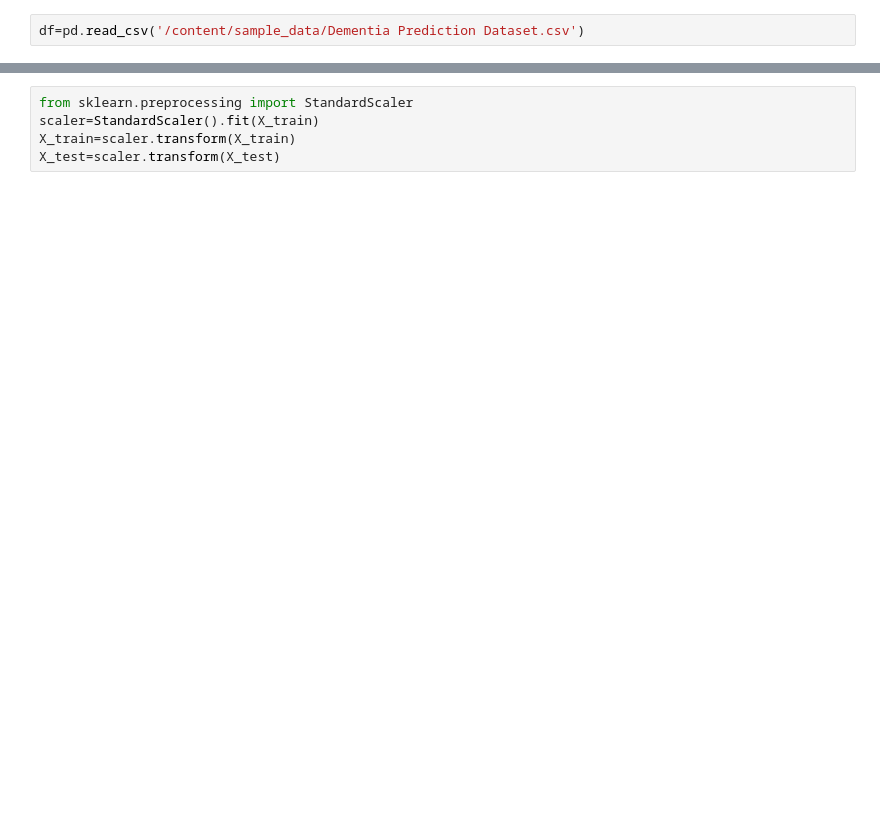
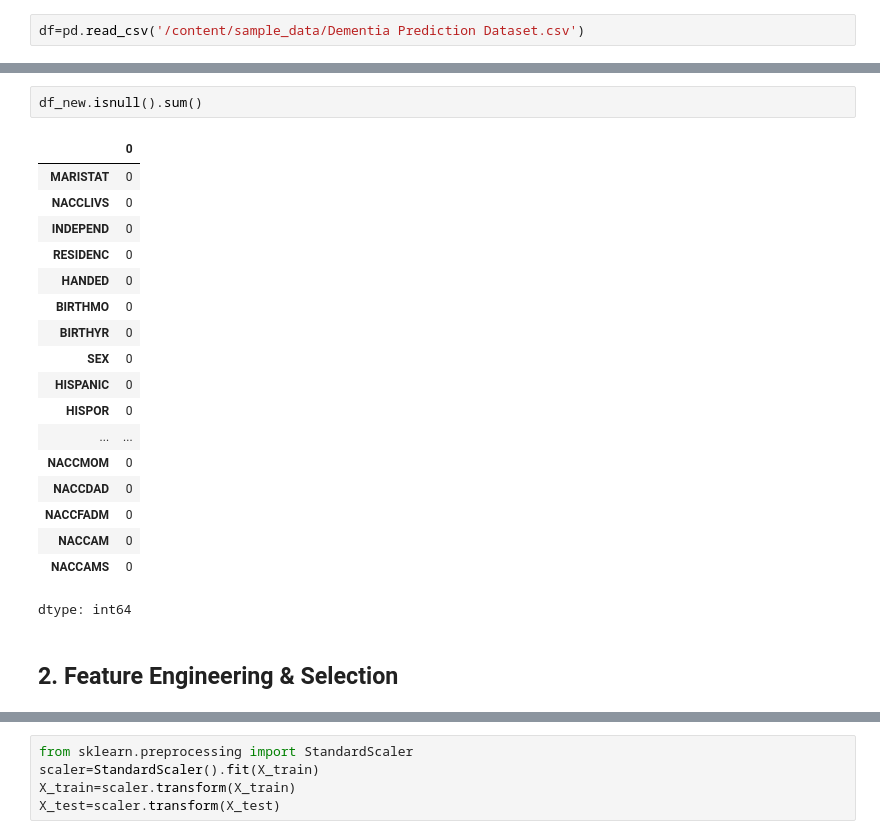
Before and after one commit to DimathJayasinghe/ModelX_hackathon, a Jupyter notebook: git_push_force.ipynb, the cells around one changed output, grey strips where cells are left out. Cells and saved outputs as stored; diff of their text form; blank space fills up the shorter version.

```diff
--- a/git_push_force.ipynb
+++ b/git_push_force.ipynb
@@ -44,0 +96,23 @@ df_new=df[non_medical_variables]
+# %%
+df_new.isnull().sum()
+# %% [output]
+|  | 0 |
+| MARISTAT | 0 |
+| NACCLIVS | 0 |
+| INDEPEND | 0 |
+| RESIDENC | 0 |
+| HANDED | 0 |
+| BIRTHMO | 0 |
+| BIRTHYR | 0 |
+| SEX | 0 |
+| HISPANIC | 0 |
+| HISPOR | 0 |
+| ... | ... |
+| NACCMOM | 0 |
+| NACCDAD | 0 |
+| NACCFADM | 0 |
+| NACCAM | 0 |
+| NACCAMS | 0 |
+dtype: int64
+# %% [markdown]
+## 2. Feature Engineering & Selection
```
Also changed, not shown: parts of 37 cells of this notebook.
